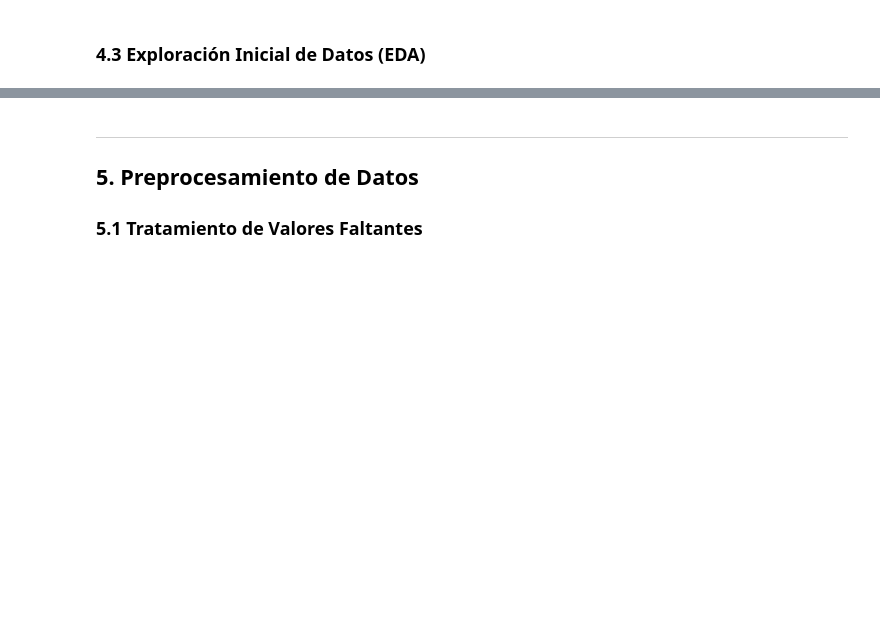
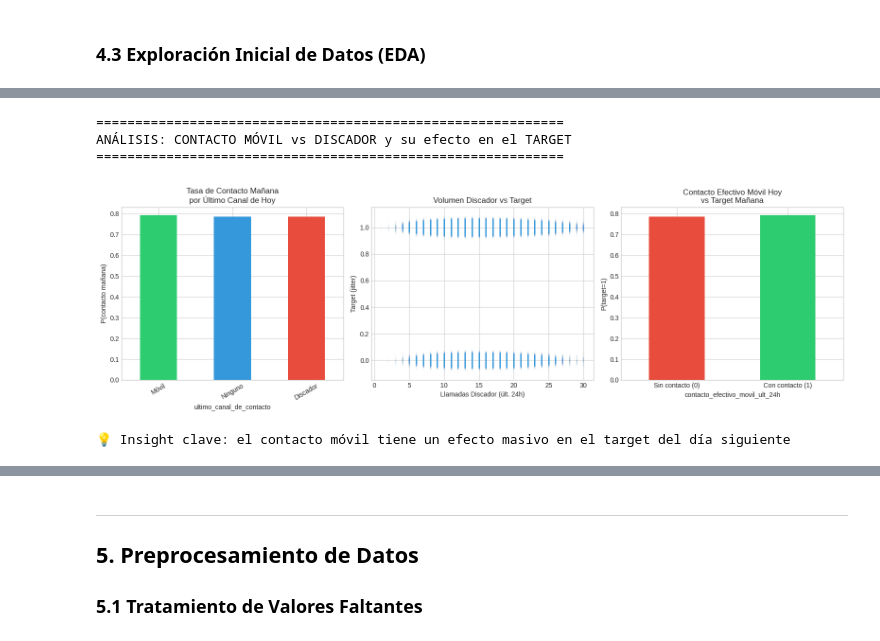
Before and after one commit to juaneigth/AML-Final-Ochochoque-J, a Jupyter notebook: notebooks/final_project.ipynb, the cells around one changed output, grey strips where cells are left out. Cells and saved outputs as stored; diff of their text form; code cells hidden in the pictures; blank space fills up the shorter version.

```diff
--- a/notebooks/final_project.ipynb
+++ b/notebooks/final_project.ipynb
@@ -369 +376,42 @@ else:
+# %%
+print("=" * 60)
+print("ANÁLISIS: CONTACTO MÓVIL vs DISCADOR y su efecto en el TARGET")
+print("=" * 60)
+
+fig, axes = plt.subplots(1, 3, figsize=(16, 5))
+
+# Tasa de contacto por canal
+canal_effect = df.groupby('ultimo_canal_de_contacto')['target'].mean().sort_values(ascending=False)
+canal_effect.plot(kind='bar', ax=axes[0], color=['#2ecc71','#3498db','#e74c3c'])
+axes[0].set_title('Tasa de Contacto Mañana\npor Último Canal de Hoy')
+axes[0].set_ylabel('P(contacto mañana)')
+axes[0].set_xticklabels(axes[0].get_xticklabels(), rotation=30)
+
+# Llamadas del Discador vs Target
+axes[1].scatter(
+    df['cantidad_llamadas_discador_ult_24h'].clip(0,30),
+    df['target'] + np.random.randn(len(df))*0.02,
+    alpha=0.01, s=1, c='#3498db'
+)
+axes[1].set_xlabel('Llamadas Discador (últ. 24h)')
+axes[1].set_ylabel('Target (jitter)')
+axes[1].set_title('Volumen Discador vs Target')
+
+# Contacto Móvil vs Target
+movil_target = df.groupby('contacto_efectivo_movil_ult_24h')['target'].mean()
+movil_target.plot(kind='bar', ax=axes[2], color=['#e74c3c','#2ecc71'])
+axes[2].set_title('Contacto Efectivo Móvil Hoy\nvs Target Mañana')
+axes[2].set_xticklabels(['Sin contacto (0)', 'Con contacto (1)'], rotation=0)
+axes[2].set_ylabel('P(target=1)')
+
+plt.tight_layout()
+plt.savefig(FIGURES_PATH / 'canal_vs_target.png', dpi=150, bbox_inches='tight')
+plt.show()
+print("\n💡 Insight clave: el contacto móvil tiene un efecto masivo en el target del día siguiente")
+# %% [output]
+============================================================
+ANÁLISIS: CONTACTO MÓVIL vs DISCADOR y su efecto en el TARGET
+============================================================
+[figure, added]
+💡 Insight clave: el contacto móvil tiene un efecto masivo en el target del día siguiente
 # %%
```
Also changed, not shown: parts of 91 cells of this notebook.
